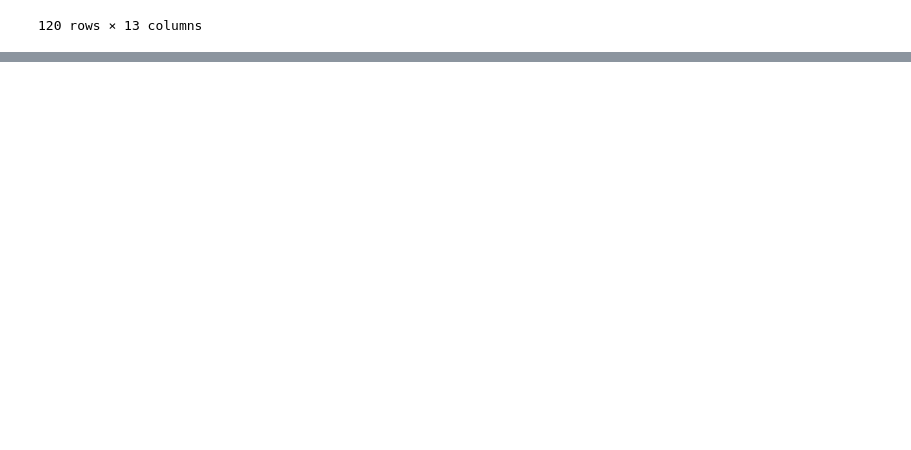
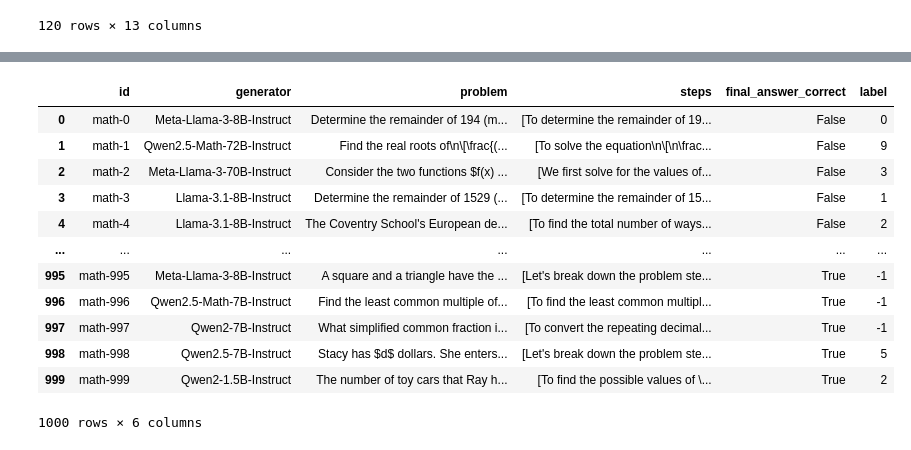
Before and after one commit to FrozenWolf-Cyber/Math-PRM, a Jupyter notebook: prm800k_analysis.ipynb, the cells around one changed output, grey strips where cells are left out. Saved outputs shown, nothing was run; the diff lists cells and outputs as text; code cells hidden in the pictures; blank space fills up the shorter version.

Commit message:
benchmark qwen processbench

```diff
--- a/prm800k_analysis.ipynb
+++ b/prm800k_analysis.ipynb
@@ -399,0 +402,4 @@ output
+# %%
+from datasets import load_dataset
+process_benchmark = load_dataset("Qwen/ProcessBench")
+process_benchmark
@@ -399,0 +425,17 @@ output
+# %%
+df = process_benchmark['math'].to_pandas()
+df
+# %% [output]
+|  | id | generator | problem | steps | final_answer_correct | label |
+| 0 | math-0 | Meta-Llama-3-8B-Instruct | Determine the remainder of 194 (m... | [To determine the remainder of 19... | False | 0 |
+| 1 | math-1 | Qwen2.5-Math-72B-Instruct | Find the real roots of\n\[\frac{(... | [To solve the equation\n\[\n\frac... | False | 9 |
+| 2 | math-2 | Meta-Llama-3-70B-Instruct | Consider the two functions $f(x) ... | [We first solve for the values of... | False | 3 |
+| 3 | math-3 | Llama-3.1-8B-Instruct | Determine the remainder of 1529 (... | [To determine the remainder of 15... | False | 1 |
+| 4 | math-4 | Llama-3.1-8B-Instruct | The Coventry School's European de... | [To find the total number of ways... | False | 2 |
+| ... | ... | ... | ... | ... | ... | ... |
+| 995 | math-995 | Meta-Llama-3-8B-Instruct | A square and a triangle have the ... | [Let's break down the problem ste... | True | -1 |
+| 996 | math-996 | Qwen2.5-Math-7B-Instruct | Find the least common multiple of... | [To find the least common multipl... | True | -1 |
+| 997 | math-997 | Qwen2-7B-Instruct | What simplified common fraction i... | [To convert the repeating decimal... | True | -1 |
+| 998 | math-998 | Qwen2.5-7B-Instruct | Stacy has $d$ dollars. She enters... | [Let's break down the problem ste... | True | 5 |
+| 999 | math-999 | Qwen2-1.5B-Instruct | The number of toy cars that Ray h... | [To find the possible values of \... | True | 2 |
+1000 rows × 6 columns
```
Also changed, not shown: parts of 3 cells of this notebook, 1 other file.
